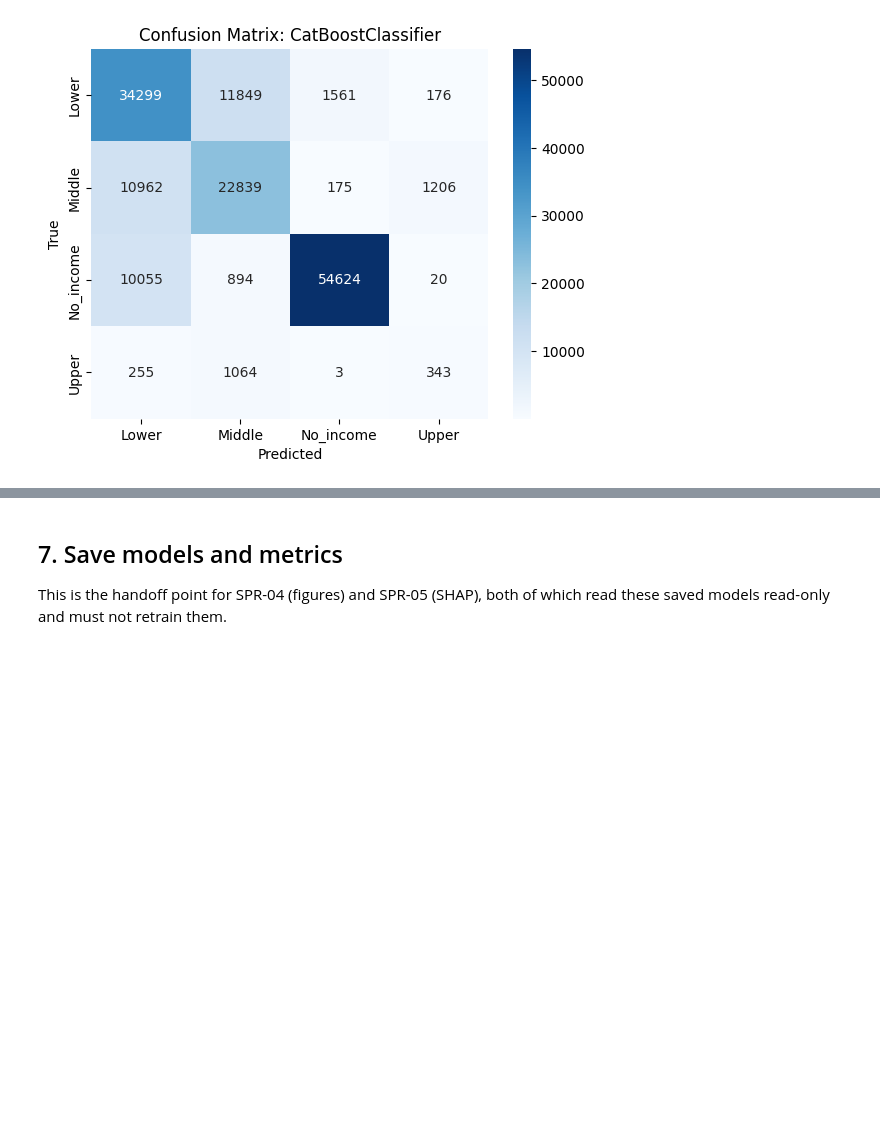
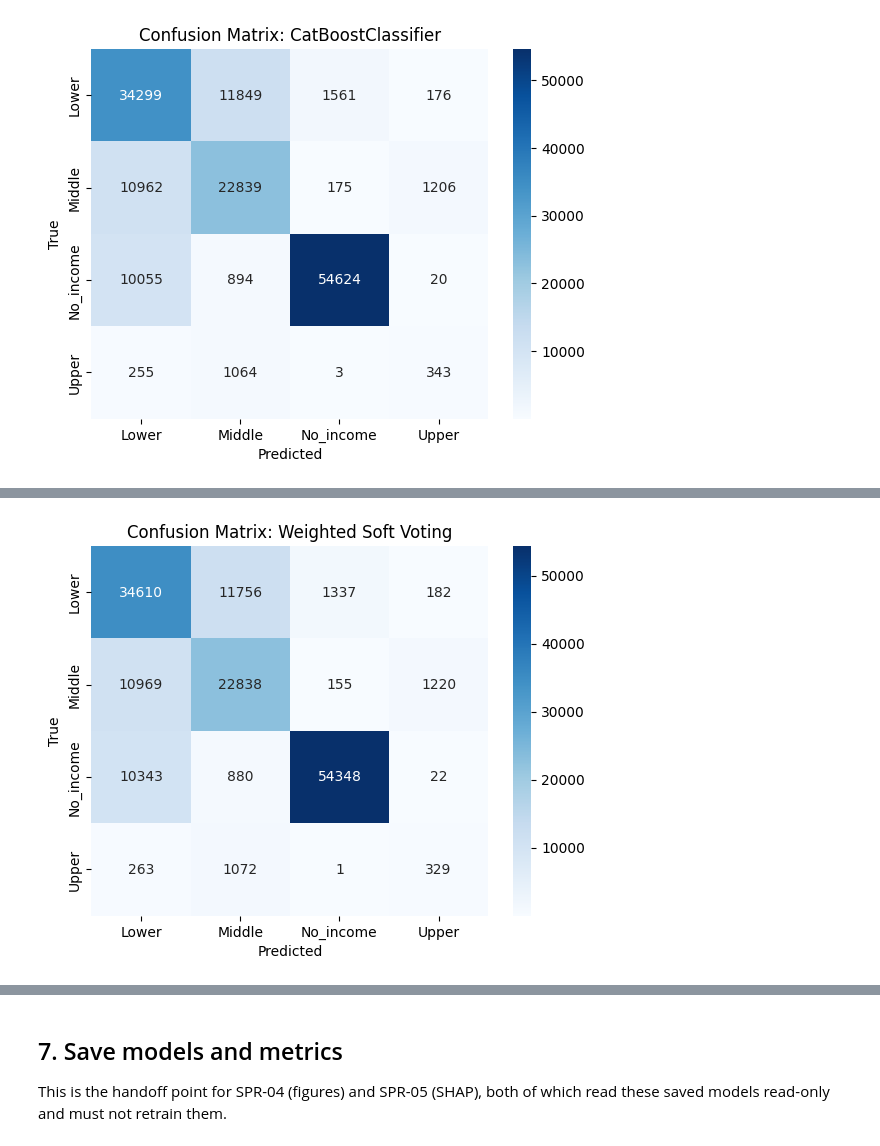
Before and after one commit to Sakhiur2022/Signal, a Jupyter notebook: notebooks/04_modeling/02_ensembling.ipynb, the cells around one changed output, grey strips where cells are left out. Saved outputs shown, nothing was run; the diff lists cells and outputs as text; code cells hidden in the pictures; blank space fills up the shorter version.

Commit message:
feat(ensembling): Add weighted soft voting config and save models

```diff
--- a/notebooks/04_modeling/02_ensembling.ipynb
+++ b/notebooks/04_modeling/02_ensembling.ipynb
@@ -173,6 +173,7 @@ KNOWN_BEST_PARAMS = {
      'DecisionTreeClassifier': {'min_samples_split': 2, 'min_samples_leaf': 2, 'max_depth': 20},
      'RandomForestClassifier': {'n_estimators': 100, 'min_samples_split': 10,
                                  'min_samples_leaf': 4, 'max_depth': 10},
+     'CatBoostClassifier': {'learning_rate': 0.05, 'l2_leaf_reg': 7, 'iterations': 400, 'depth': 10},
      'XGBClassifier': {'n_estimators': 200, 'max_depth': 10, 'learning_rate': 0.05},
 
     'LogisticRegression': {'max_iter': 1000, 'C': 10.0}
@@ -371 +372,19 @@ KeyboardInterrupt:
+# %%
+xgb_model = best_estimators['XGBClassifier']
+cat_model = best_estimators['CatBoostClassifier']
+rf_model  = best_estimators['RandomForestClassifier']
+
+xgb_prob = xgb_model.predict_proba(X_test)
+cat_prob = cat_model.predict_proba(X_test)
+rf_prob  = rf_model.predict_proba(X_test)
+
+combined_prob = (
+    0.45 * xgb_prob +
+    0.45 * cat_prob +
+    0.10 * rf_prob
+)
+
+y_pred_enc = np.argmax(combined_prob, axis=1)
+
+y_pred = label_encoder.inverse_transform(y_pred_enc)
 # %% [markdown]
@@ -423,0 +414,59 @@ LogisticRegression: 0.5640
+# %%
+from sklearn.metrics import classification_report, confusion_matrix, f1_score
+import matplotlib.pyplot as plt
+import seaborn as sns
+
+label = 'Weighted Soft Voting'
+
+macro_f1 = f1_score(
+    y_test,
+    y_pred,
+    average='macro'
+)
+
+print(f'--- {label} ---')
+
+print(
+    classification_report(
+        y_test,
+        y_pred,
+        digits=3,
+        zero_division=0
+    )
+)
+
+print(f'Macro F1: {macro_f1:.4f}')
+
+cm = confusion_matrix(
+    y_test,
+    y_pred,
+    labels=label_encoder.classes_
+)
+
+sns.heatmap(
+    cm,
+    annot=True,
+    fmt='d',
+    cmap='Blues',
+    xticklabels=label_encoder.classes_,
+    yticklabels=label_encoder.classes_
+)
+
+plt.title(f'Confusion Matrix: {label}')
+plt.xlabel('Predicted')
+plt.ylabel('True')
+plt.show()
+
+# Add Weighted Soft Voting result
+test_results['Weighted Soft Voting'] = macro_f1
+
+
+# Final comparison of all models
+print('\nFinal comparison (macro F1):')
+
+for name, score in sorted(
+    test_results.items(),
+    key=lambda x: -x[1]
+):
+    print(f'{name}: {score:.4f}')
+# %% [output]
@@ -423,0 +486 @@ LogisticRegression: 0.5640
+[figure, added]
```
Also changed, not shown: parts of 14 cells of this notebook.
